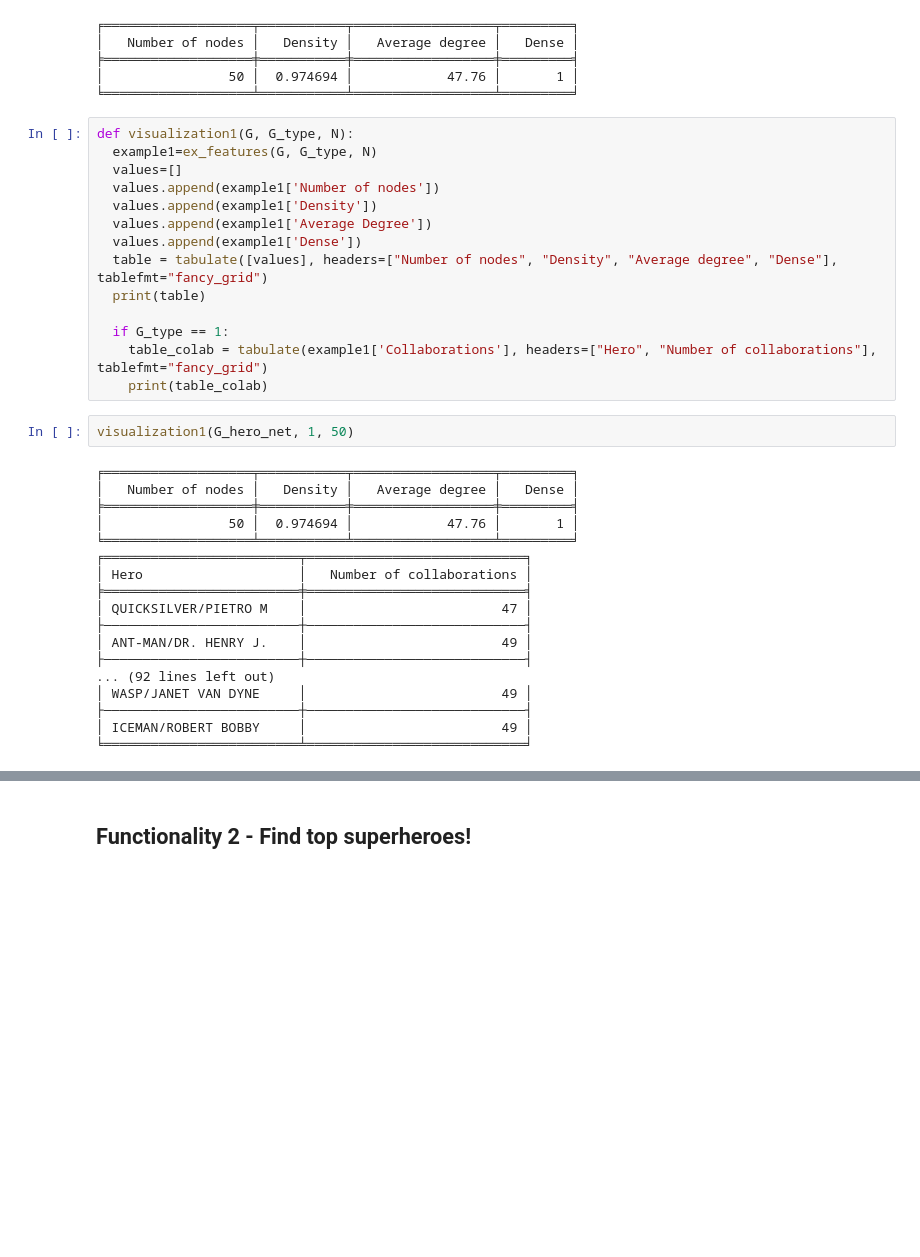
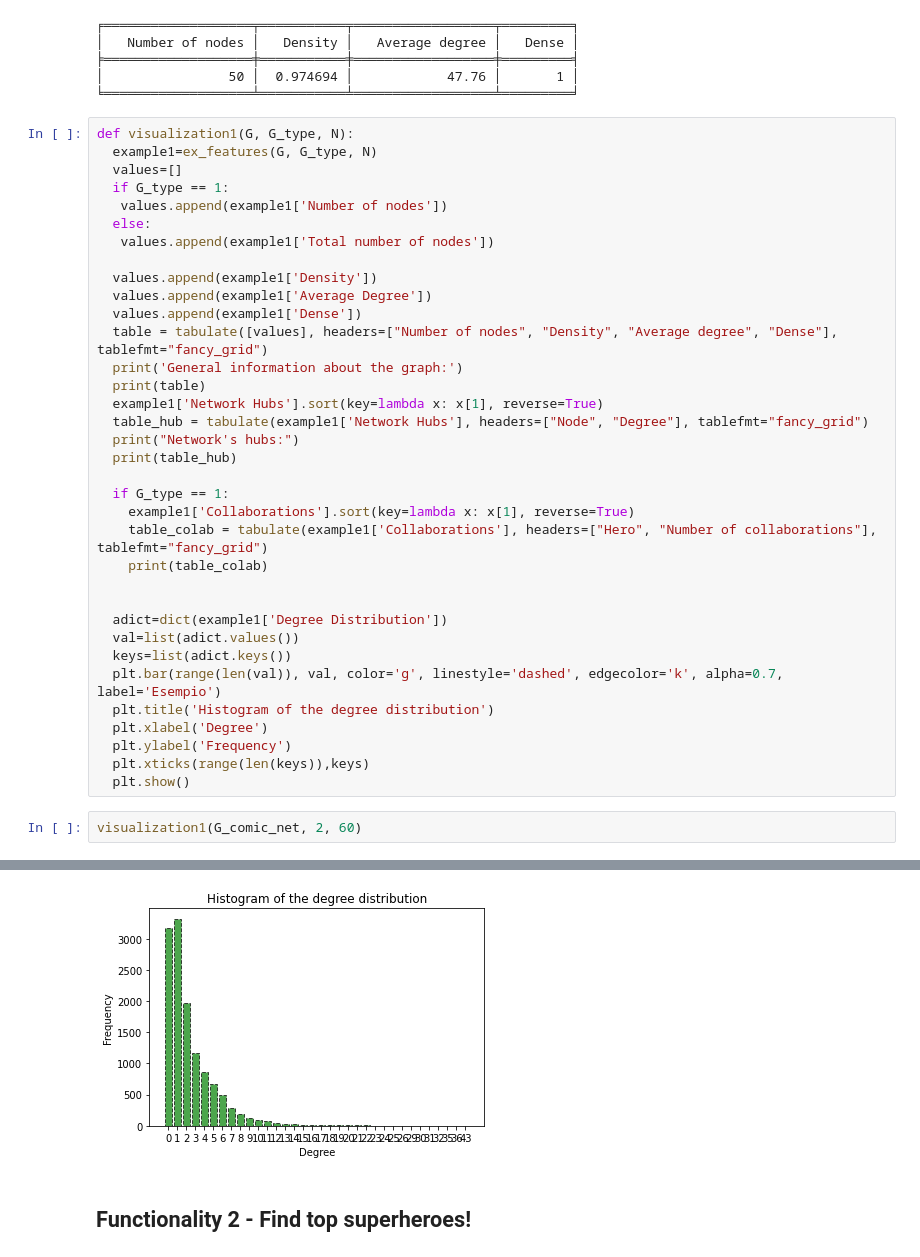
Before and after one commit to Sottix99/ADM-HW-5, a Jupyter notebook: 2_1+erica_functionality.ipynb, the cells around one changed output, grey strips where cells are left out. Cells and saved outputs as stored; diff of their text form; blank space fills up the shorter version.

```diff
--- a/2_1+erica_functionality.ipynb
+++ b/2_1+erica_functionality.ipynb
@@ -389,33 +400,37 @@ print(table)
 def visualization1(G, G_type, N):
   example1=ex_features(G, G_type, N)
   values=[]
-  values.append(example1['Number of nodes'])
+  if G_type == 1:
+   values.append(example1['Number of nodes'])
+  else:
+   values.append(example1['Total number of nodes'])
+
   values.append(example1['Density'])
   values.append(example1['Average Degree'])
   values.append(example1['Dense'])
   table = tabulate([values], headers=["Number of nodes", "Density", "Average degree", "Dense"], tablefmt="fancy_grid")
+  print('General information about the graph:')
   print(table)
+  example1['Network Hubs'].sort(key=lambda x: x[1], reverse=True)
+  table_hub = tabulate(example1['Network Hubs'], headers=["Node", "Degree"], tablefmt="fancy_grid")
+  print("Network's hubs:")
+  print(table_hub)
 
   if G_type == 1:
+    example1['Collaborations'].sort(key=lambda x: x[1], reverse=True)
     table_colab = tabulate(example1['Collaborations'], headers=["Hero", "Number of collaborations"], tablefmt="fancy_grid")
     print(table_colab)
+
+
+  adict=dict(example1['Degree Distribution'])
+  val=list(adict.values())
+  keys=list(adict.keys())
+  plt.bar(range(len(val)), val, color='g', linestyle='dashed', edgecolor='k', alpha=0.7, label='Esempio')
+  plt.title('Histogram of the degree distribution')
+  plt.xlabel('Degree')
+  plt.ylabel('Frequency')
+  plt.xticks(range(len(keys)),keys)
+  plt.show()
-# %%
-visualization1(G_hero_net, 1, 50)
-# %% [output]
-╒═══════════════════╤═══════════╤══════════════════╤═════════╕
-│   Number of nodes │   Density │   Average degree │   Dense │
-╞═══════════════════╪═══════════╪══════════════════╪═════════╡
-│                50 │  0.974694 │            47.76 │       1 │
-╘═══════════════════╧═══════════╧══════════════════╧═════════╛
-╒═════════════════════════╤════════════════════════════╕
-│ Hero                    │   Number of collaborations │
-╞═════════════════════════╪════════════════════════════╡
-│ QUICKSILVER/PIETRO M    │                         47 │
-├─────────────────────────┼────────────────────────────┤
-│ ANT-MAN/DR. HENRY J.    │                         49 │
-├─────────────────────────┼────────────────────────────┤
-... (92 lines left out)
-│ WASP/JANET VAN DYNE     │                         49 │
-├─────────────────────────┼────────────────────────────┤
-│ ICEMAN/ROBERT BOBBY     │                         49 │
-╘═════════════════════════╧════════════════════════════╛
+# %%
+visualization1(G_comic_net, 2, 60)
+# %% [output]
@@ -422,3 +454,4 @@ visualization1(G_hero_net, 1, 50)
+[figure, added]
 # %% [markdown]
 ## Functionality 2 - Find top superheroes!
 # %%
```
Also changed, not shown: parts of 9 cells of this notebook.
